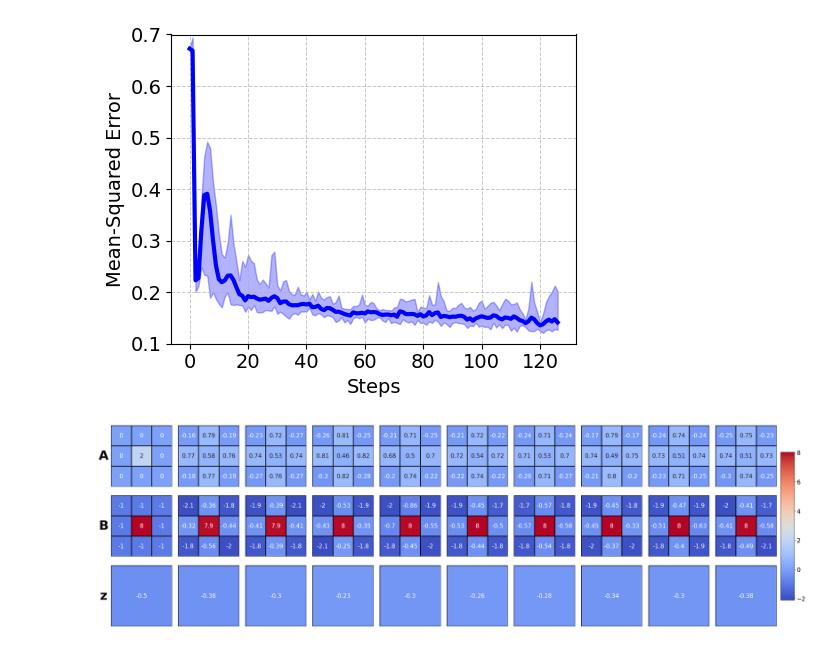
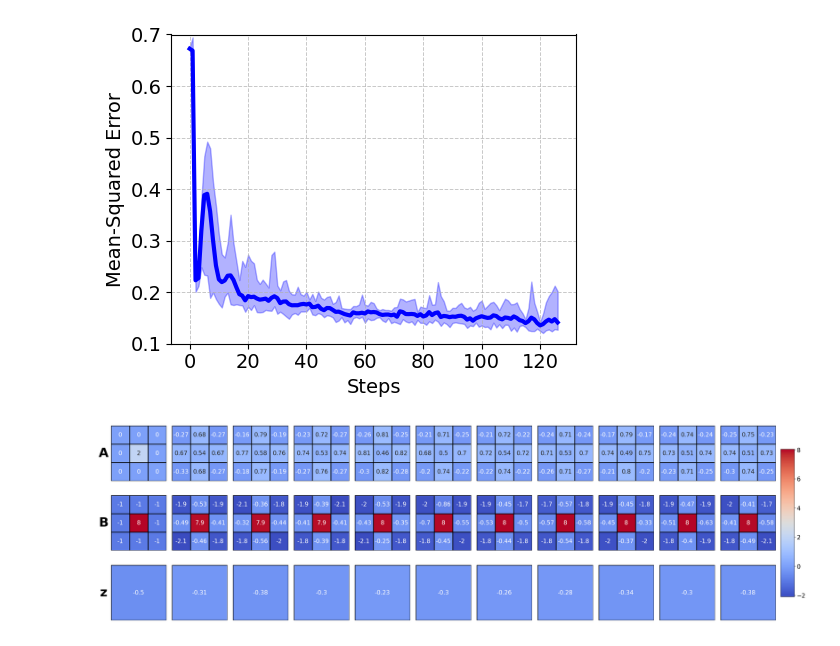
Before and after one commit to WangYuNeng/Ark, a Jupyter notebook: examples/cnn/visualize.ipynb, the cells around one changed output. Saved outputs shown, nothing was run; the diff lists cells and outputs as text; code cells hidden in the pictures.

Commit message:
Update cnn visualization

```diff
--- a/examples/cnn/visualize.ipynb
+++ b/examples/cnn/visualize.ipynb
@@ -340,9 +340,9 @@ for i, weight in enumerate(weights):
 # %%
 init_weight = jnp.array([ 0. ,  0. ,  0. ,  0. ,  2. ,  0. ,  0. ,  0. ,  0. , -1. , -1. ,-1. , -1. ,  8. , -1. , -1. , -1. , -1. , -0.5])
 
-def plot_heatmap(matrix: jnp.ndarray, ax: plt.Axes, vmin: float, vmax: float):
+def plot_heatmap(matrix: jnp.ndarray, ax: plt.Axes, vmin: float, vmax: float, cmap='coolwarm'):
 
-    sns.heatmap(matrix, ax=ax, cmap='coolwarm', cbar=False,
+    sns.heatmap(matrix, ax=ax, cmap=cmap, cbar=False,
                 vmin=vmin, vmax=vmax, annot=True, square=True, linewidths=1, linecolor='black',annot_kws={"size": 16})
 
     ax.set_xticks([])
@@ -361,39 +361,100 @@ def mat_to_ABZ(w: jnp.ndarray):
 # 3 rows, len(weights) + 1 columns
 # Rows visualize A, B, z respectively
 # The fisrt column is the initial weights
 # All heatmaps share the same colorbar
-fig, axs = plt.subplots(3, len(weights), figsize=(26, 8))
+fig, axs = plt.subplots(3, len(weights) + 1, figsize=(26, 8))
 vmin = min([w[0].min() for w in weights])
 vmax = max([w[0].max() for w in weights])
 
 # Row labels
 row_labels = ["A", "B", "z"]
 
+init_A, init_B, init_z = mat_to_ABZ(init_weight)
+plot_heatmap(init_A, axs[0, 0], vmin, vmax)
+plot_heatmap(init_B, axs[1, 0], vmin, vmax)
+plot_heatmap(jnp.array([[init_z]]), axs[2, 0], vmin, vmax)
+
+
 for i, w in enumerate(weights):
-    if i == 0:
-        A, B, z = mat_to_ABZ(init_weight)
-    else:
-        A, B, z = mat_to_ABZ(w[0])
-    plot_heatmap(A, axs[0, i], vmin, vmax)
-    plot_heatmap(B, axs[1, i], vmin, vmax)
-    plot_heatmap(jnp.array([[z]]), axs[2, i], vmin, vmax)
+    A, B, z = mat_to_ABZ(w[0])
+    plot_heatmap(A, axs[0, i + 1], vmin, vmax)
+    plot_heatmap(B, axs[1, i + 1], vmin, vmax)
+    plot_heatmap(jnp.array([[z]]), axs[2, i + 1], vmin, vmax)
 
 # Add row titles (A, B, z)
 for row_idx, label in enumerate(row_labels):
     axs[row_idx, 0].set_ylabel(label, fontsize=35, fontweight='bold', rotation=0, labelpad=20, va='center')
 
 
 # Adjust subplot spacing
 plt.tight_layout()
 plt.subplots_adjust(wspace=0.1, hspace=0.1)  # Adjust spacing between subplots
 
 # Place the colorbar on rightmost side
 cbar_ax = fig.add_axes([1.0, 0.15, 0.02, 0.7])
 sm = plt.cm.ScalarMappable(cmap='coolwarm', norm=plt.Normalize(vmin=vmin, vmax=vmax))
 cbar = fig.colorbar(sm, cax=cbar_ax)
 cbar.ax.tick_params(labelsize=16)
 
 plt.savefig('cnn_weights.pdf', dpi=300, bbox_inches='tight')
 plt.show()
+
+# Plot the average weight difference
+# Calculate the average weight difference
+A_diffs, B_diffs, z_diffs = [], [], []
+for i, w in enumerate(weights):
+    A, B, z = mat_to_ABZ(w[0])
+    A_diffs.append(A - init_A)
+    B_diffs.append(B - init_B)
+    z_diffs.append(z - init_z)
+
+A_diffs = jnp.mean(jnp.stack(A_diffs), axis=0)
+B_diffs = jnp.mean(jnp.stack(B_diffs), axis=0)
+z_diffs = jnp.mean(jnp.stack(z_diffs), axis=0)
+
+fig, axs = plt.subplots(3, 1, figsize=(4, 8))
+vmin = min([A_diffs.min(), B_diffs.min(), z_diffs.min()])
+vmax = max([A_diffs.max(), B_diffs.max(), z_diffs.max()])
+# make the colorbar symmetric
+vmax = max(abs(vmin), abs(vmax))
+vmin = -vmax
+
+plot_heatmap(A_diffs, axs[0], vmin, vmax, cmap="BrBG")
+plot_heatmap(B_diffs, axs[1], vmin, vmax, cmap="BrBG")
+plot_heatmap(jnp.array([[z_diffs]]), axs[2], vmin, vmax, cmap="BrBG")
+
+plt.tight_layout()
+# Place the colorbar on rightmost side
+cbar_ax = fig.add_axes([0.85, 0.15, 0.05, 0.7])
+sm = plt.cm.ScalarMappable(cmap="BrBG", norm=plt.Normalize(vmin=vmin, vmax=vmax))
+cbar = fig.colorbar(sm, cax=cbar_ax)
+cbar.ax.tick_params(labelsize=16)
+
+plt.savefig("cnn_weights_diff.pdf", dpi=300, bbox_inches="tight")
+plt.show()
+
+# Plot the initial weights
+# Calculate the average weight difference
+
+fig, axs = plt.subplots(3, 1, figsize=(4, 8))
+vmin = min([init_A.min(), init_B.min(), init_z.min()])
+vmax = max([init_A.max(), init_B.max(), init_z.max()])
+
+plot_heatmap(init_A, axs[0], vmin, vmax)
+plot_heatmap(init_B, axs[1], vmin, vmax)
+plot_heatmap(jnp.array([[init_z]]), axs[2], vmin, vmax)
+# Add row titles (A, B, z)
+for row_idx, label in enumerate(row_labels):
+    axs[row_idx].set_ylabel(label, fontsize=35, fontweight='bold', rotation=0, labelpad=20, va='center')
+
+plt.tight_layout()
+# Place the colorbar on rightmost side
+cbar_ax = fig.add_axes([0.85, 0.15, 0.05, 0.7])
+sm = plt.cm.ScalarMappable(cmap='coolwarm', norm=plt.Normalize(vmin=vmin, vmax=vmax))
+cbar = fig.colorbar(sm, cax=cbar_ax)
+cbar.ax.tick_params(labelsize=16)
+
+plt.savefig('cnn_init_weights.pdf', dpi=300, bbox_inches='tight')
+plt.show()
 # %% [output]
-[figure, old version]
+[figure, new version]
```
Also changed, not shown: parts of 1 cell of this notebook.
